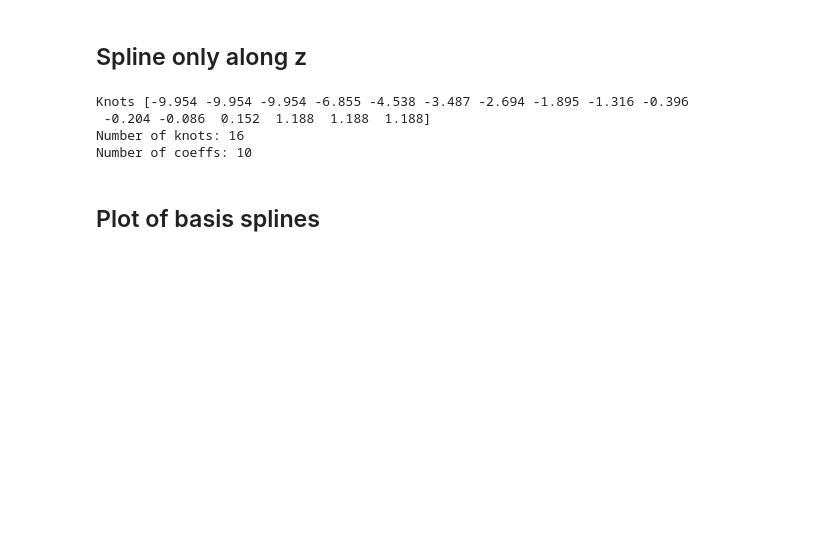
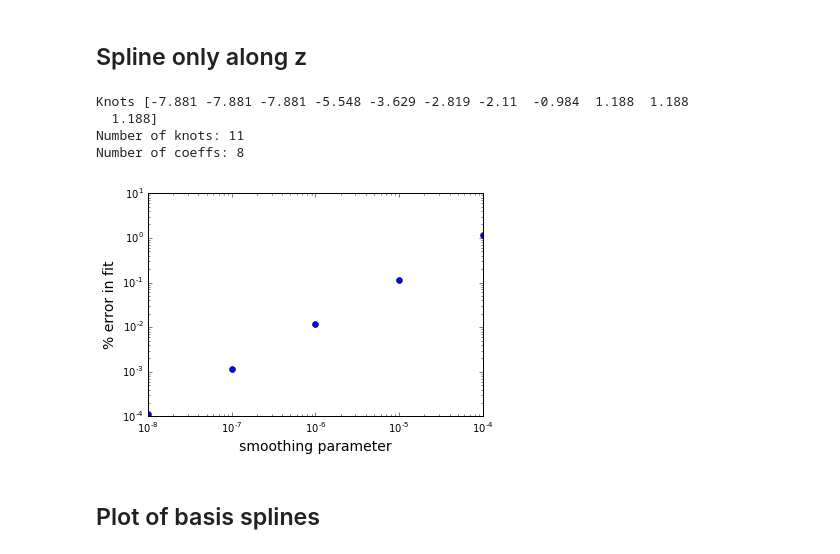
Before and after one commit to jishnub/sparc_flows, a Jupyter notebook: Supergranule_Spline.ipynb, the cells around one changed output. Saved outputs shown, nothing was run; the diff lists cells and outputs as text; code cells hidden in the pictures; blank space fills up the shorter version.

```diff
--- a/Supergranule_Spline.ipynb
+++ b/Supergranule_Spline.ipynb
@@ -70,14 +79,28 @@ psi_spline = psi_true[z>z_cutoff,nx_max]
 # %%
-tz1D,cz1D,kz=interpolate.splrep(zspline.flatten(),psi_spline_z.flatten(),k=2,s=1e-6)
+s_misfit = []
+s_list = [1e-4,1e-5,1e-6,1e-7,1e-8]
+Nparams = []
+for s in s_list:
+    tz1D,cz1D,kz=interpolate.splrep(zspline.flatten(),psi_spline.flatten(),k=2,s=s)
+    misfit = np.sum((psi_true - coeff_to_model((tz1D,cz1D,kz)))**2)/np.sum(psi_true**2)
+    s_misfit.append(misfit*100)
+    Nparams.append(tz1D.size-kz-1)
+
+plt.loglog(s_list,s_misfit,'o')
+plt.ylabel("% error in fit",fontsize=14)
+plt.xlabel("smoothing parameter",fontsize=14)
+
+tz1D,cz1D,kz=interpolate.splrep(zspline.flatten(),psi_spline.flatten(),k=2,s=1e-4)
 np.set_printoptions(precision=3)
 print("Knots",tz1D)
 print("Number of knots:",tz1D.size)
-print("Number of coeffs:",tz1D.size-2*(kz+1))
+print("Number of coeffs:",tz1D.size-kz-1)
 # %% [output]
-Knots [-9.954 -9.954 -9.954 -6.855 -4.538 -3.487 -2.694 -1.895 -1.316 -0.396
- -0.204 -0.086  0.152  1.188  1.188  1.188]
-Number of knots: 16
-Number of coeffs: 10
+Knots [-7.881 -7.881 -7.881 -5.548 -3.629 -2.819 -2.11  -0.984  1.188  1.188
+  1.188]
+Number of knots: 11
+Number of coeffs: 8
+[figure, added]
 # %% [markdown]
 ## Plot of basis splines
 # %%
```
Also changed, not shown: parts of 17 cells of this notebook, 7 other files.
